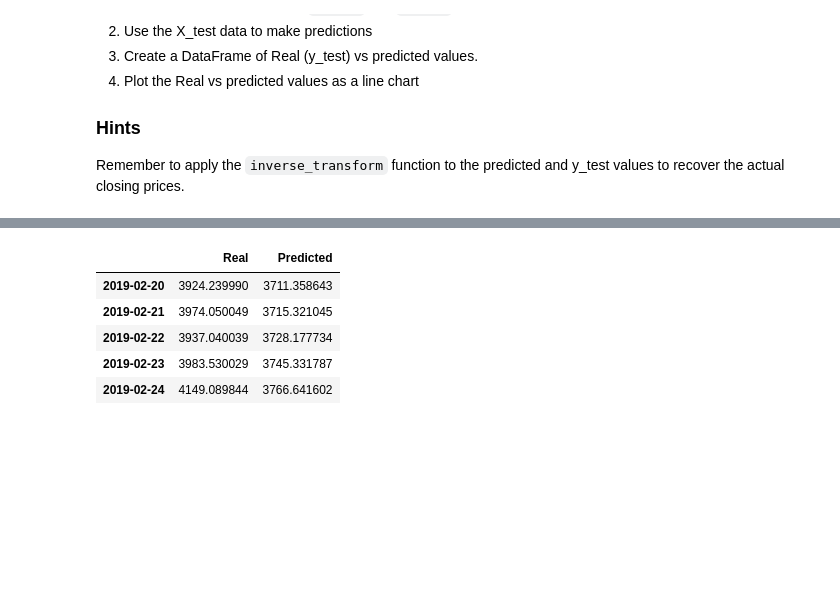
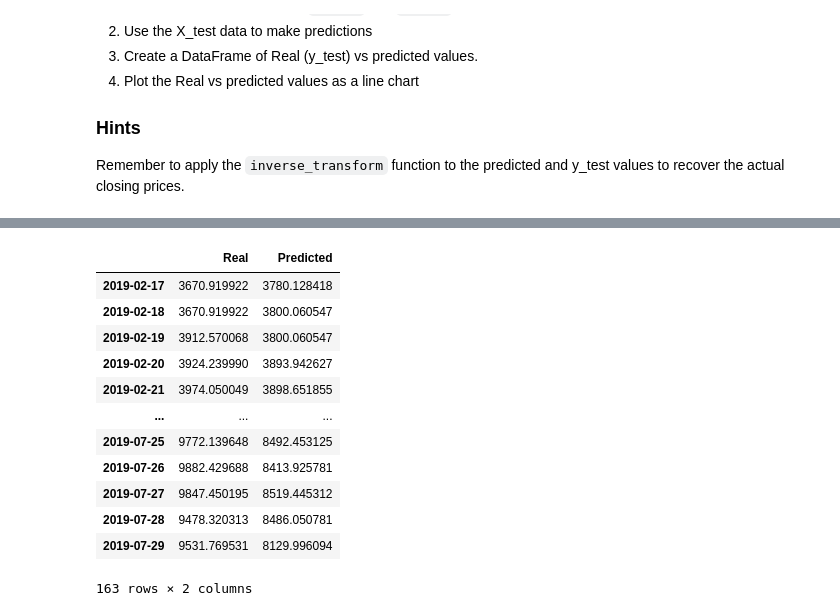
Before and after one commit to kary2003/14-LSTM_Stock_Predictor, a Jupyter notebook: lstm_stock_predictor_closing.ipynb, the cells around one changed output, grey strips where cells are left out. Cells and saved outputs as stored; diff of their text form; code cells hidden in the pictures; blank space fills up the shorter version.

```diff
--- a/lstm_stock_predictor_closing.ipynb
+++ b/lstm_stock_predictor_closing.ipynb
@@ -98,7 +98,7 @@ def window_data(df, window, feature_col_number, target_col_number):
 # %%
 # Predict Closing Prices using a 10 day window of previous closing prices
 # Then, experiment with window sizes anywhere from 1 to 10 and see how the model performance changes
-window_size = 10
+window_size = 1
 
 # Column index 0 is the 'fng_value' column
 # Column index 1 is the `Close` column
@@ -274,16 +276,23 @@ real_prices =scaler.inverse_transform(y_test.reshape(-1, 1))
 # %%
 # Create a DataFrame of Real and Predicted values
 stocks = pd.DataFrame({
     "Real": real_prices.ravel(),
     "Predicted": predicted_prices.ravel()
 }, index = df.index[-len(real_prices): ])
-stocks.head()
+stocks
 # %% [output]
 |  | Real | Predicted |
-| 2019-02-20 | 3924.239990 | 3711.358643 |
-| 2019-02-21 | 3974.050049 | 3715.321045 |
-| 2019-02-22 | 3937.040039 | 3728.177734 |
-| 2019-02-23 | 3983.530029 | 3745.331787 |
-| 2019-02-24 | 4149.089844 | 3766.641602 |
+| 2019-02-17 | 3670.919922 | 3780.128418 |
+| 2019-02-18 | 3670.919922 | 3800.060547 |
+| 2019-02-19 | 3912.570068 | 3800.060547 |
+| 2019-02-20 | 3924.239990 | 3893.942627 |
+| 2019-02-21 | 3974.050049 | 3898.651855 |
+| ... | ... | ... |
+| 2019-07-25 | 9772.139648 | 8492.453125 |
+| 2019-07-26 | 9882.429688 | 8413.925781 |
+| 2019-07-27 | 9847.450195 | 8519.445312 |
+| 2019-07-28 | 9478.320313 | 8486.050781 |
+| 2019-07-29 | 9531.769531 | 8129.996094 |
+163 rows × 2 columns
 # %%
 # Plot the real vs predicted values as a line chart
```
Also changed, not shown: parts of 6 cells of this notebook.
